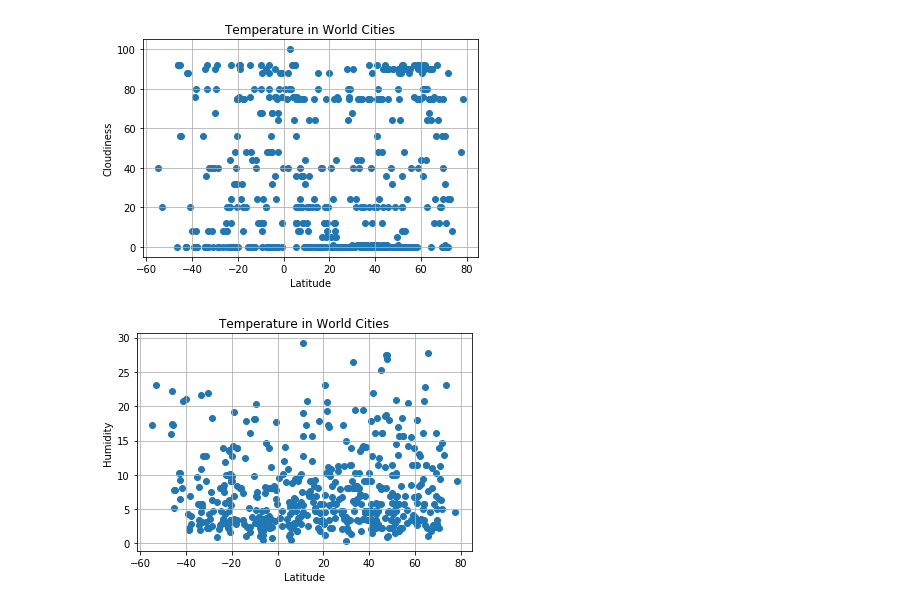
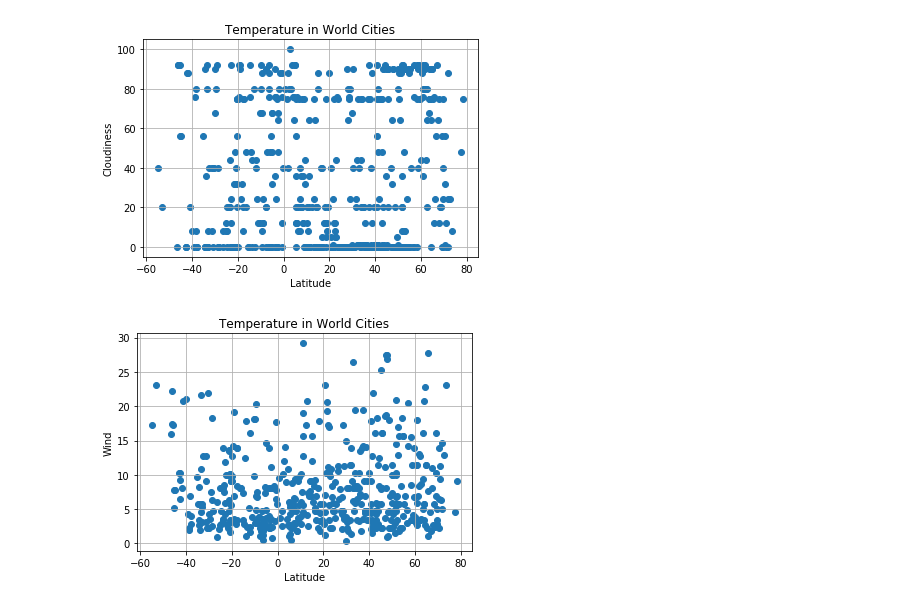
Before and after one commit to CharlesBreedlove/Weather, a Jupyter notebook: Homework 5.ipynb, the cells around one changed output. Saved outputs shown, nothing was run; the diff lists cells and outputs as text; code cells hidden in the pictures.

```diff
--- a/Homework 5.ipynb
+++ b/Homework 5.ipynb
@@ -159,17 +159,17 @@ plt.show()
 # %%
 # Build a scatter plot for each data type
 plt.scatter(weather_data["lat"], weather_data["wind"], marker="o")
 
 # Incorporate the other graph properties
 plt.title("Temperature in World Cities")
-plt.ylabel("Humidity")
+plt.ylabel("Wind")
 plt.xlabel("Latitude")
 plt.grid(True)
 
 # Save the figure
-plt.savefig("TemperatureInWorldCities.png")
+plt.savefig("WindInWorldCities.png")
 
 # Show plot
 plt.show()
 # %% [output]
-[figure, old version]
+[figure, new version]
```
Also changed, not shown: parts of 2 cells of this notebook, 6 other files.
